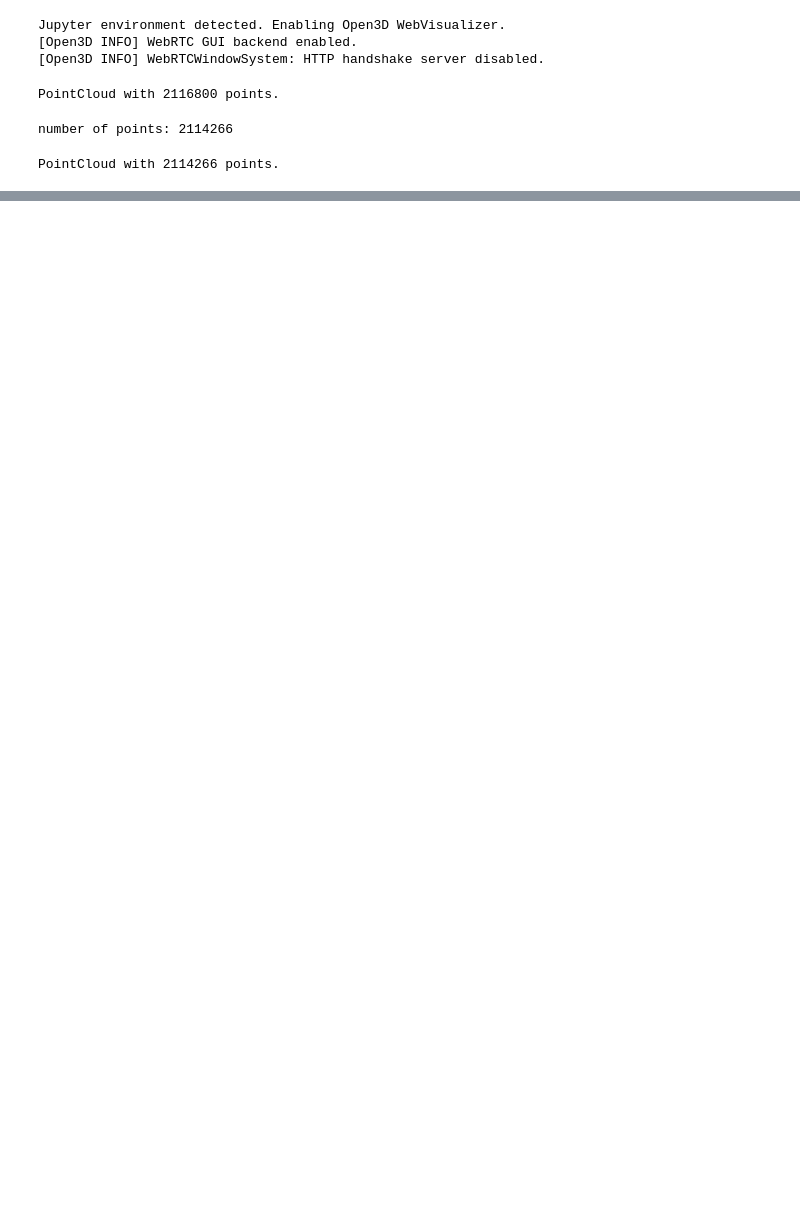
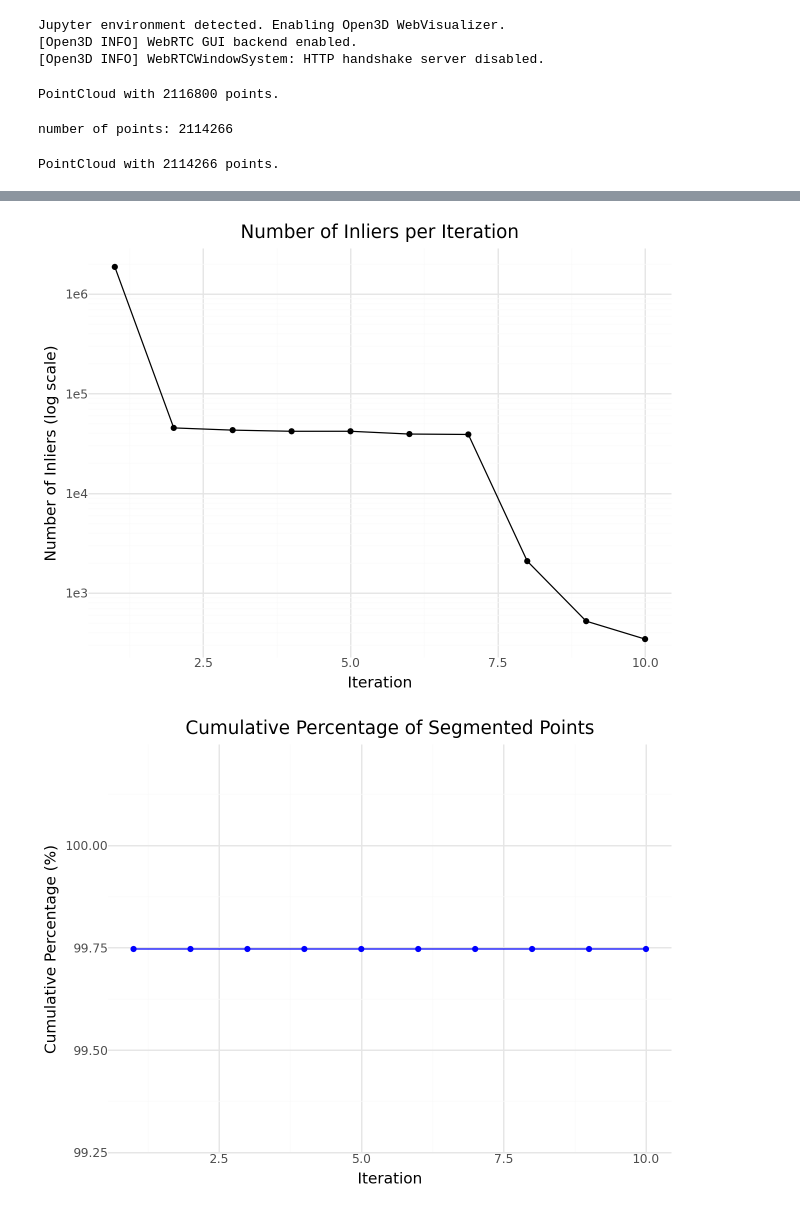
Before and after one commit to ckantas/PointClouds, a Jupyter notebook: methodanalysis/RANSACAnalysis.ipynb, the cells around one changed output, grey strips where cells are left out. Cells and saved outputs as stored; diff of their text form; code cells hidden in the pictures; blank space fills up the shorter version.

```diff
--- a/methodanalysis/RANSACAnalysis.ipynb
+++ b/methodanalysis/RANSACAnalysis.ipynb
@@ -148,3 +148,46 @@ Run 10/10 started. Number of inliers: 382. Done
+# %%
+import pandas as pd
+import numpy as np
+
+
+iterations = np.arange(1, 11)
+df = pd.DataFrame({
+    "Iteration": iterations,
+    "NumInliers": num_inliers_list,
+    "CumulativePercentage": cumulative_percentage
+})
+
+from plotnine import *
+from plotnine import options
+
+# Fix DPI and avoid blurry rendering in Jupyter
+options.figure_size = (6, 4)  # width, height in inches
+options.dpi = 100
+
+plot1 = (
+    ggplot(df, aes(x="Iteration", y="NumInliers")) +
+    geom_line() +
+    geom_point() +
+    scale_y_log10() +
+    labs(title="Number of Inliers per Iteration",
+         x="Iteration", y="Number of Inliers (log scale)") +
+    theme_minimal()
+)
+
+plot2 = (
+    ggplot(df, aes(x="Iteration", y="CumulativePercentage")) +
+    geom_line(color="blue") +
+    geom_point(color="blue") +
+    labs(title="Cumulative Percentage of Segmented Points",
+         x="Iteration", y="Cumulative Percentage (%)") +
+    theme_minimal()
+)
+
+plot1.show()
+plot2.show()
+# %% [output]
+[figure, added]
+[figure, added]
 # %%
 pt_to_plane_dist = 0.41
 max_iterations = 20
```
Also changed, not shown: parts of 2 cells of this notebook, 3 other files.
